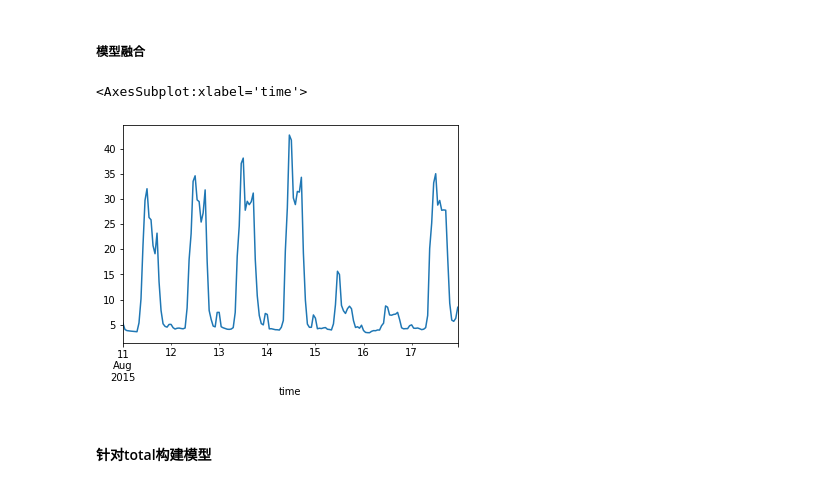
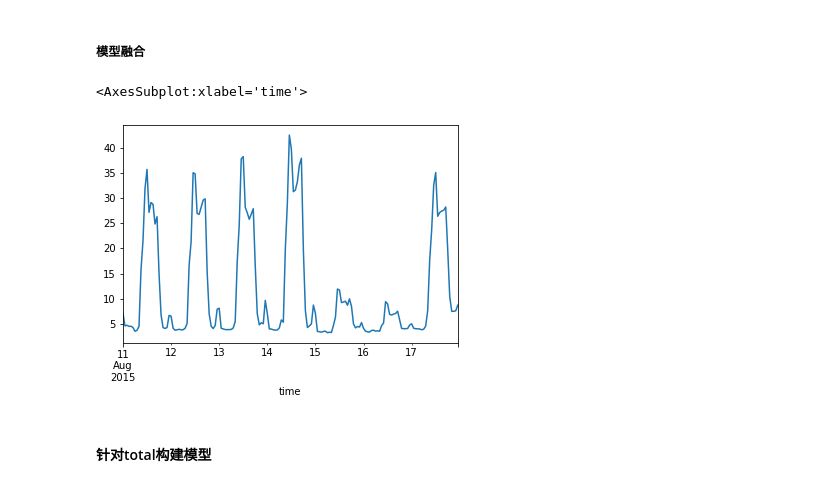
Before and after one commit to ZongXR/Smart-Building-Energy-Consumption-Prediction, a Jupyter notebook: notebooks/main-C.ipynb, the cells around one changed output. Cells and saved outputs as stored; diff of their text form; code cells hidden in the pictures.

```diff
--- a/notebooks/main-C.ipynb
+++ b/notebooks/main-C.ipynb
@@ -746,7 +746,7 @@ air_pred1 = model_air1.predict(x_test_air)
 # %% [markdown]
 <h5>取最后7*24个点作为模型2预测值</h5>
 # %%
-air_pred2 = data_air.loc[: "2015-08-10 23:00:00", "value_air"].values[-7*24:]
+air_pred2 = data_air.loc[: "2015-08-17 23:00:00", "value_air"].values[-7*24:]
 # %% [markdown]
 <h5>构建catboost</h5>
 # %%
@@ -850,12 +850,12 @@ air_pred5 = model_air5.predict(np.expand_dims(x_test_air.values, 0))[0, :, 0]
 # %% [markdown]
 <h5>模型融合</h5>
 # %%
-air_pred = (air_pred1 + air_pred2 + air_pred3 + air_pred4 + air_pred5) / 5
+air_pred = (air_pred1 + air_pred2 + air_pred3 + air_pred4) / 4
 data_air.loc["2015-08-11 00:00:00" : "2015-08-17 23:00:00", "value_air"] = air_pred
 data_air.loc["2015-08-11 00:00:00" : "2015-08-17 23:00:00", "value_air"].plot()
 # %% [output]
 <AxesSubplot:xlabel='time'>
-[figure, old version]
+[figure, new version]
 # %% [markdown]
 <h4>针对total构建模型</h4>
 # %% [markdown]
```
Also changed, not shown: parts of 16 cells of this notebook, 2 other files.
